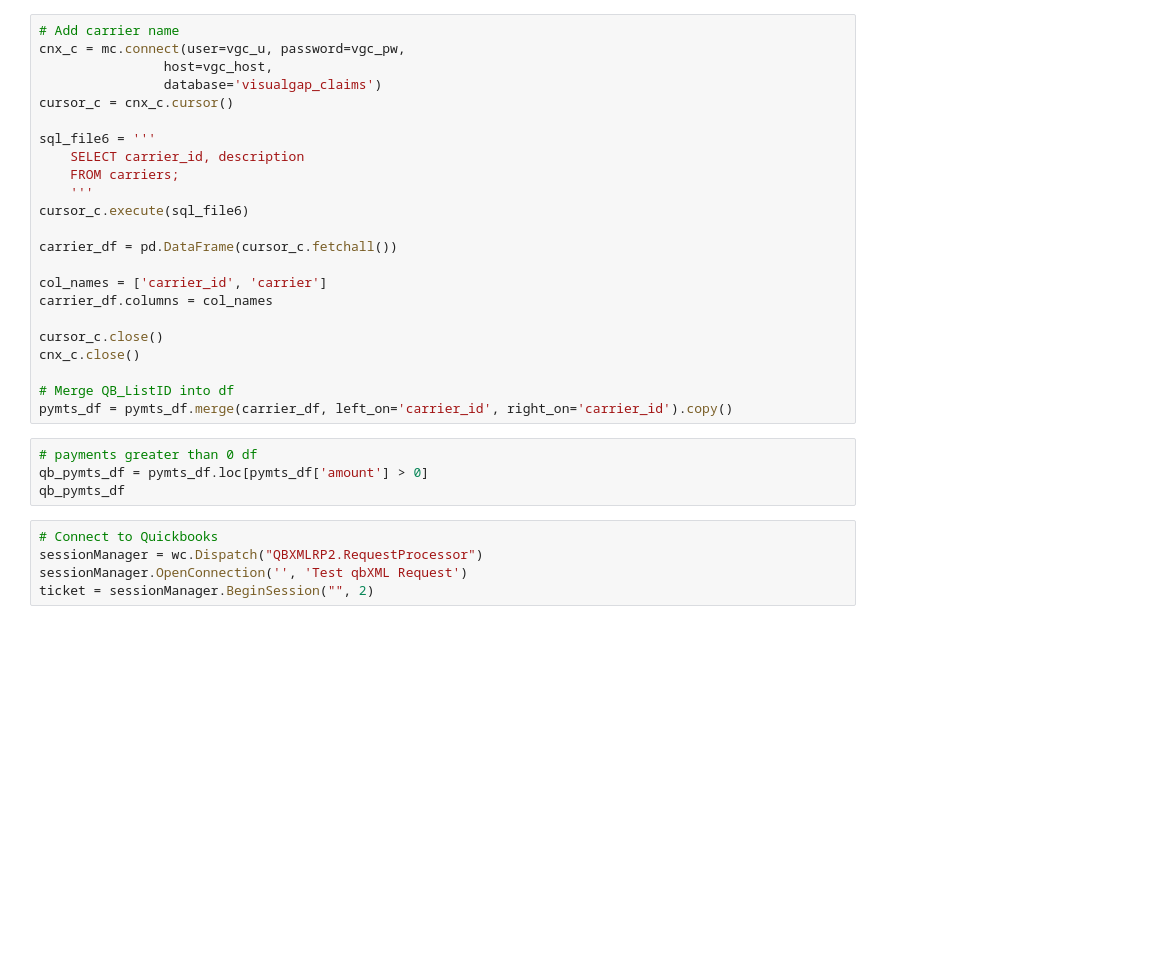
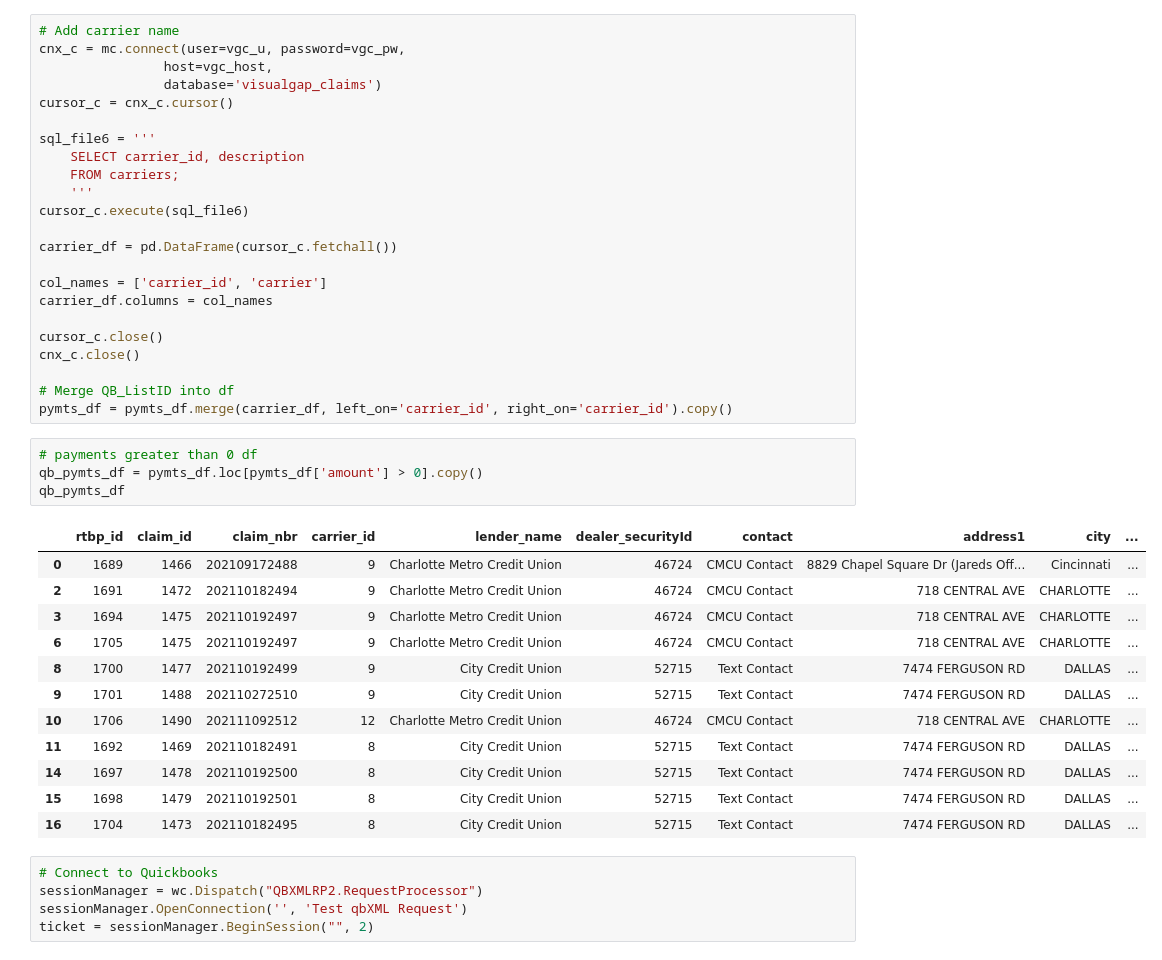
Before and after one commit to jediracer/Claim_Payments, a Jupyter notebook: vgcQbTest.ipynb, the cells around one changed output. Saved outputs shown, nothing was run; the diff lists cells and outputs as text; blank space fills up the shorter version.

```diff
--- a/vgcQbTest.ipynb
+++ b/vgcQbTest.ipynb
@@ -571,8 +641,21 @@ cnx_c.close()
 pymts_df = pymts_df.merge(carrier_df, left_on='carrier_id', right_on='carrier_id').copy()
 # %%
 # payments greater than 0 df
-qb_pymts_df = pymts_df.loc[pymts_df['amount'] > 0]
+qb_pymts_df = pymts_df.loc[pymts_df['amount'] > 0].copy()
 qb_pymts_df
+# %% [output]
+|  | rtbp_id | claim_id | claim_nbr | carrier_id | lender_name | dealer_securityId | contact | address1 | city | ... |
+| 0 | 1689 | 1466 | 202109172488 | 9 | Charlotte Metro Credit Union | 46724 | CMCU Contact | 8829 Chapel Square Dr (Jareds Off... | Cincinnati | ... |
+| 2 | 1691 | 1472 | 202110182494 | 9 | Charlotte Metro Credit Union | 46724 | CMCU Contact | 718 CENTRAL AVE | CHARLOTTE | ... |
+| 3 | 1694 | 1475 | 202110192497 | 9 | Charlotte Metro Credit Union | 46724 | CMCU Contact | 718 CENTRAL AVE | CHARLOTTE | ... |
+| 6 | 1705 | 1475 | 202110192497 | 9 | Charlotte Metro Credit Union | 46724 | CMCU Contact | 718 CENTRAL AVE | CHARLOTTE | ... |
+| 8 | 1700 | 1477 | 202110192499 | 9 | City Credit Union | 52715 | Text Contact | 7474 FERGUSON RD | DALLAS | ... |
+| 9 | 1701 | 1488 | 202110272510 | 9 | City Credit Union | 52715 | Text Contact | 7474 FERGUSON RD | DALLAS | ... |
+| 10 | 1706 | 1490 | 202111092512 | 12 | Charlotte Metro Credit Union | 46724 | CMCU Contact | 718 CENTRAL AVE | CHARLOTTE | ... |
+| 11 | 1692 | 1469 | 202110182491 | 8 | City Credit Union | 52715 | Text Contact | 7474 FERGUSON RD | DALLAS | ... |
+| 14 | 1697 | 1478 | 202110192500 | 8 | City Credit Union | 52715 | Text Contact | 7474 FERGUSON RD | DALLAS | ... |
+| 15 | 1698 | 1479 | 202110192501 | 8 | City Credit Union | 52715 | Text Contact | 7474 FERGUSON RD | DALLAS | ... |
+| 16 | 1704 | 1473 | 202110182495 | 8 | City Credit Union | 52715 | Text Contact | 7474 FERGUSON RD | DALLAS | ... |
 # %%
 # Connect to Quickbooks
 sessionManager = wc.Dispatch("QBXMLRP2.RequestProcessor")
```
Also changed, not shown: parts of 15 cells of this notebook, 2 other files.
